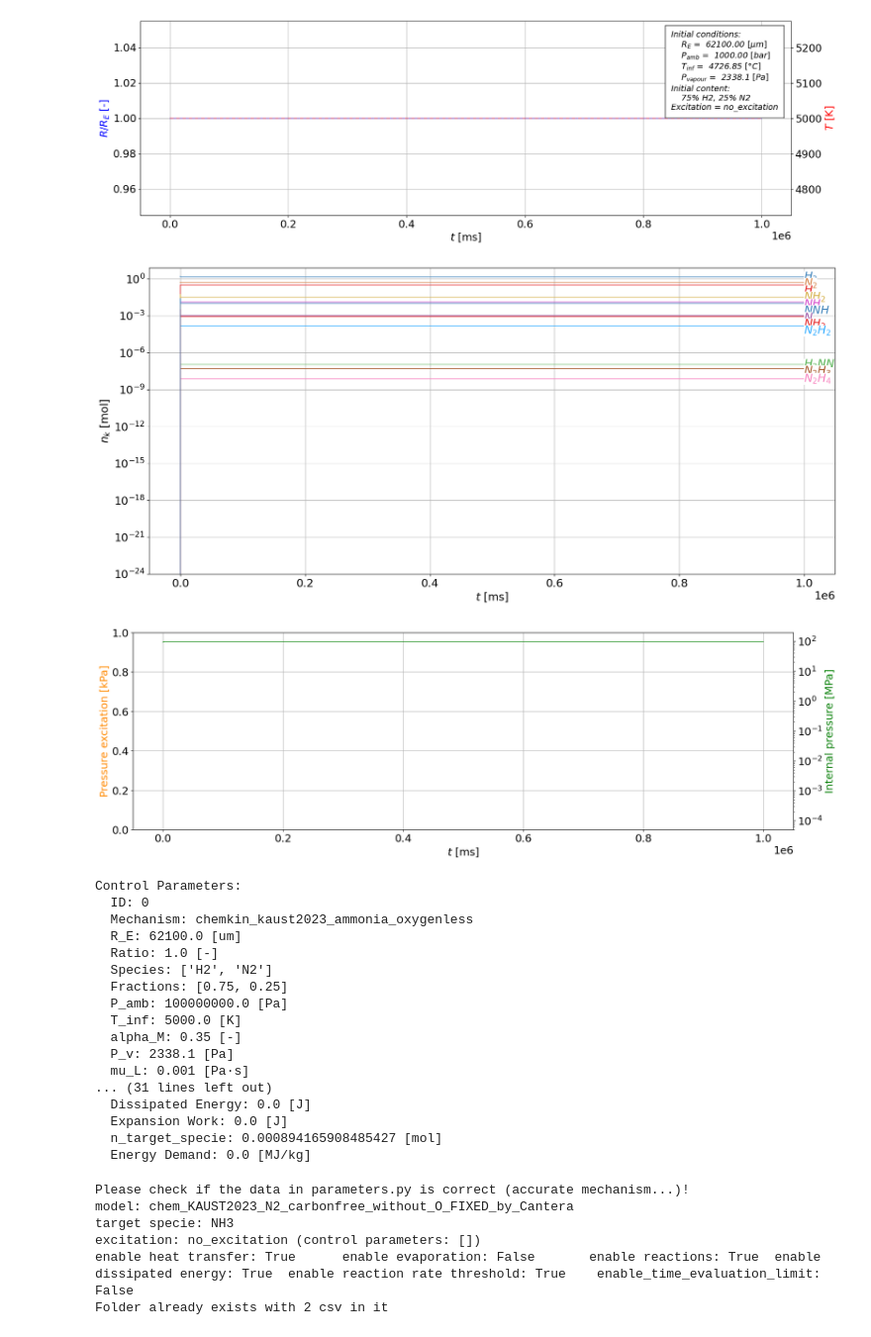
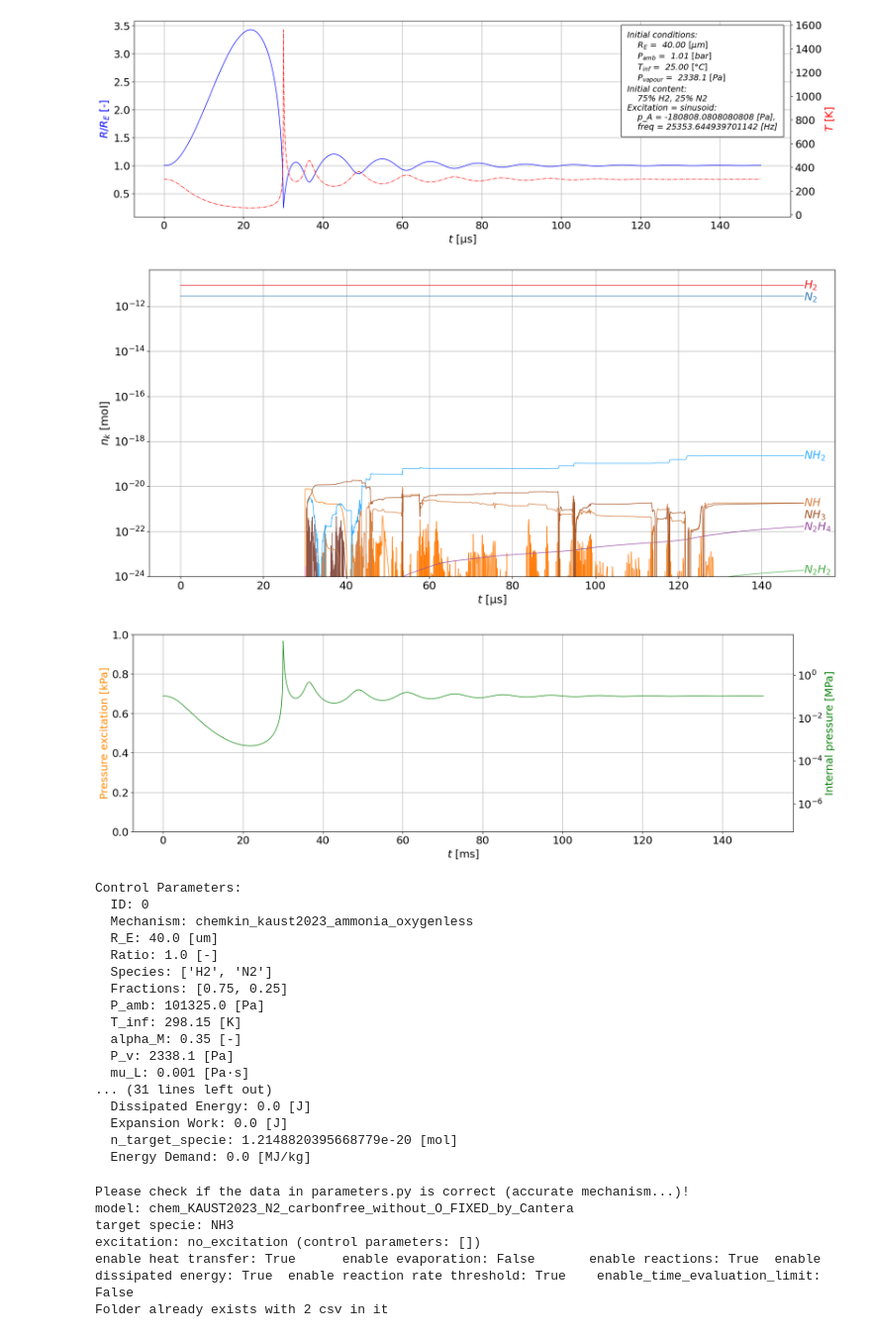
Before and after one commit to kozakaron/Bubble_dynamics_simulation_CPP, a Jupyter notebook: python_run.ipynb, the cells around one changed output. Shown at 99% size. Cells and saved outputs as stored; diff of their text form; code cells hidden in the pictures.

```diff
--- a/python_run.ipynb
+++ b/python_run.ipynb
@@ -6,12 +6,12 @@ cpar=api.example_cpar()
 
 cpar = {'ID': 0,
  'mechanism': 'chemkin_kaust2023_ammonia_oxygenless',
- 'R_E': 0.0621,#40.0e-06,
+ 'R_E': 40.0e-06, #0.0621,
  'ratio': 1.0,
  'species': ['H2','N2'],#['H2','N2','O2','AR','HE','H2O'],#['N2H3','O','NH2','NO','H'],
  'fractions': [0.75,0.25],#[0.25,0.20,0.05,0.07,0.12,0.31],#[0.3,0.25,0.2,0.15,0.1],
- 'P_amb': 1000.0e5,#101325.0,
- 'T_inf': 5000.0,#298.15,
+ 'P_amb': 101325.0, #1000.0e5,
+ 'T_inf': 298.15, #5000.0,
  'alpha_M': 0.35,
  'P_v': 2338.1,
  'mu_L': 0.001,
@@ -25,21 +25,21 @@ cpar = {'ID': 0,
  'enable_van_der_waals': True,
  'enable_rate_thresholding': True,
  'target_specie': 'NH3',
- 'excitation_type': 'no_excitation',#'sinusoid',#'sin_impulse',
- 'excitation_params': [],#[-1.808080808080808e5, 25.353644939701141e3],#[-2.12121e5, 45.4031e3],# [],
+ 'excitation_type': 'sinusoid',#'no_excitation',
+ 'excitation_params': [-1.808080808080808e5, 25.353644939701141e3],#[-2.12121e5, 45.4031e3],# [],
  'excitation_cycles': 1.0,
  'ramp_up_cycles': 0.0,
  'R_and_R_dot_from_file': 0, #0: nothing to read in, chemistry is coupled to bubble dynamics; 1: R_dot is calculated here, 2: it is read from *.csv
  'rows': 1,
  'cols': 1,
  'file_name': 'test.csv', #'output_01.csv',#'output_50.csv'
- 'const_V' : 1,      # 0: V is not constant, 1: V is constant";
- 'const_T' : 1 # 0: T is not constant, 1: T is constant";
+ 'const_V' : 0,      # 0: V is not constant, 1: V is constant";
+ 'const_T' : 0 # 0: T is not constant, 1: T is constant";
        }
 print(cpar['file_name'])
 print('Please check, where you R_dotdot read in from!')
 
-data=api.run_simulation(cpar,executable_path="./bin/main",t_max=1.0e3,timeout=3000.0,save_steps=True)
+data=api.run_simulation(cpar,executable_path="./bin/main",t_max=1.0e-3,timeout=3000.0,save_steps=True)
 #cpar: dict, json_path: str = 'ignore.json', executable_path: str = './bin/main', t_max: float = 1.0, timeout: float = 60.0, save_steps: bool = True, save_jacobian: bool = False, show_output: bool = True
 api.plot(data)
 
@@ -83,9 +83,9 @@ ps['const_T'] = {"type": "Const", "value": 1.0}
 
 #datas=api.read_parameter_study('par_study1/')
 
-api.run_parameter_study(ps,t_max=1.0,timeout=3000.0) #,save_directory='par_study'
+#api.run_parameter_study(ps,t_max=1.0,timeout=3000.0) #,save_directory='par_study'
 
-datas=api.read_parameter_study('par_study1/')
+#datas=api.read_parameter_study('par_study1/')
 # %% [output]
 executable_path='./bin/main', system='wsl'
 test.csv
@@ -100,22 +100,22 @@ Please check, where you R_dotdot read in from!
-[figure, old version]
+[figure, new version]
-[figure, old version]
+[figure, new version]
-[figure, old version]
+[figure, new version]
 Control Parameters:
   ID: 0
   Mechanism: chemkin_kaust2023_ammonia_oxygenless
-  R_E: 62100.0 [um]
+  R_E: 40.0 [um]
   Ratio: 1.0 [-]
   Species: ['H2', 'N2']
   Fractions: [0.75, 0.25]
-  P_amb: 100000000.0 [Pa]
-  T_inf: 5000.0 [K]
+  P_amb: 101325.0 [Pa]
+  T_inf: 298.15 [K]
   alpha_M: 0.35 [-]
   P_v: 2338.1 [Pa]
   mu_L: 0.001 [Pa·s]
 ... (31 lines left out)
   Dissipated Energy: 0.0 [J]
   Expansion Work: 0.0 [J]
-  n_target_specie: 0.000894165908485427 [mol]
+  n_target_specie: 1.2148820395668779e-20 [mol]
   Energy Demand: 0.0 [MJ/kg]
 # %%
 api.run_parameter_study(ps,t_max=1.0e-7,timeout=3000.0) #,save_directory='par_study'
```
Also changed, not shown: parts of 1 cell of this notebook, 1 other file.
